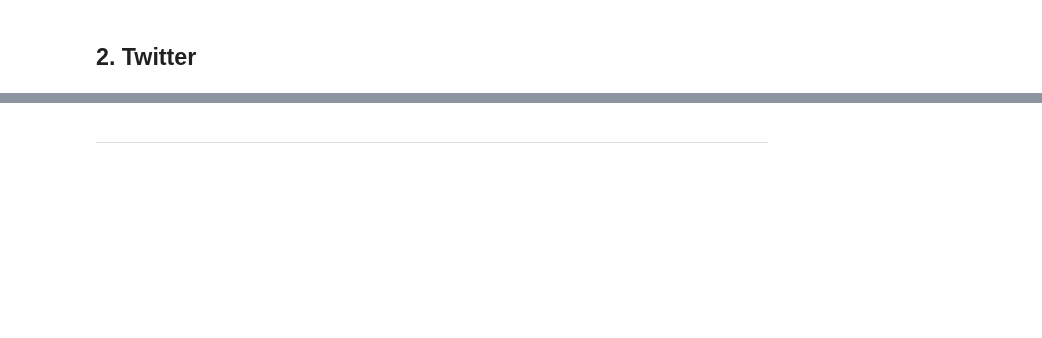
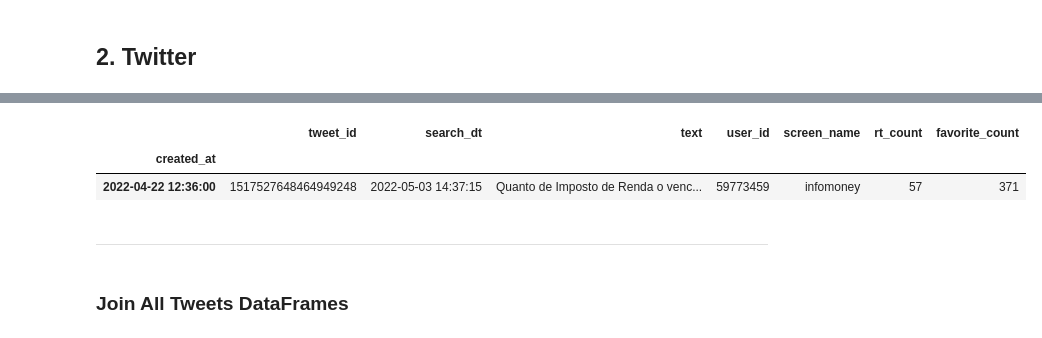
Before and after one commit to mso13/Mestrado_PPGI, a Jupyter notebook: eda/Exploratory Data Analysis (EDA) on Financial Textual Content.ipynb, the cells around one changed output, grey strips where cells are left out. Drawn from its saved outputs; the diff is of its cells as text; code cells hidden in the pictures; blank space fills up the shorter version.

```diff
--- a/eda/Exploratory Data Analysis (EDA) on Financial Textual Content.ipynb
+++ b/eda/Exploratory Data Analysis (EDA) on Financial Textual Content.ipynb
@@ -157,2 +173,10 @@ df_twitter.rt_count.plot()
+# %%
+df_twitter.query('rt_count == rt_count.max()')
+# %% [output]
+|  | tweet_id | search_dt | text | user_id | screen_name | rt_count | favorite_count |
+| created_at |  |  |  |  |  |  |  |
+| 2022-04-22 12:36:00 | 1517527648464949248 | 2022-05-03 14:37:15 | Quanto de Imposto de Renda o venc... | 59773459 | infomoney | 57 | 371 |
 # %% [markdown]
 ---
+# %% [markdown]
+### Join All Tweets DataFrames
```
Also changed, not shown: parts of 12 cells of this notebook, 15 other files.
